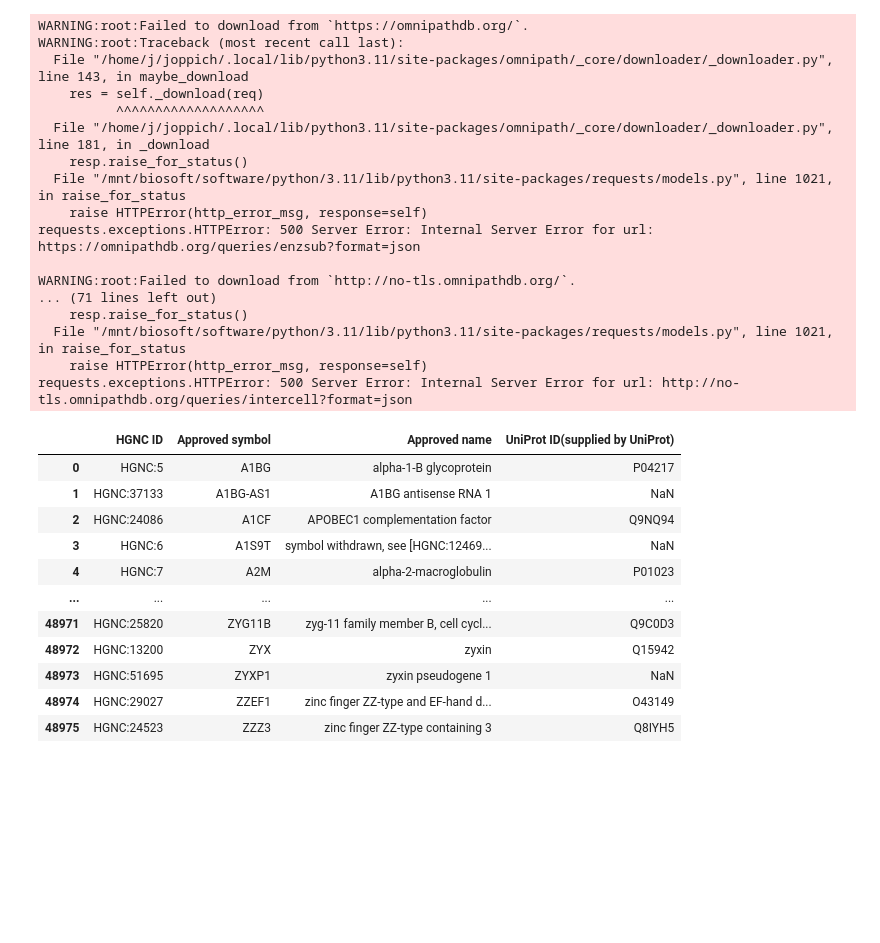
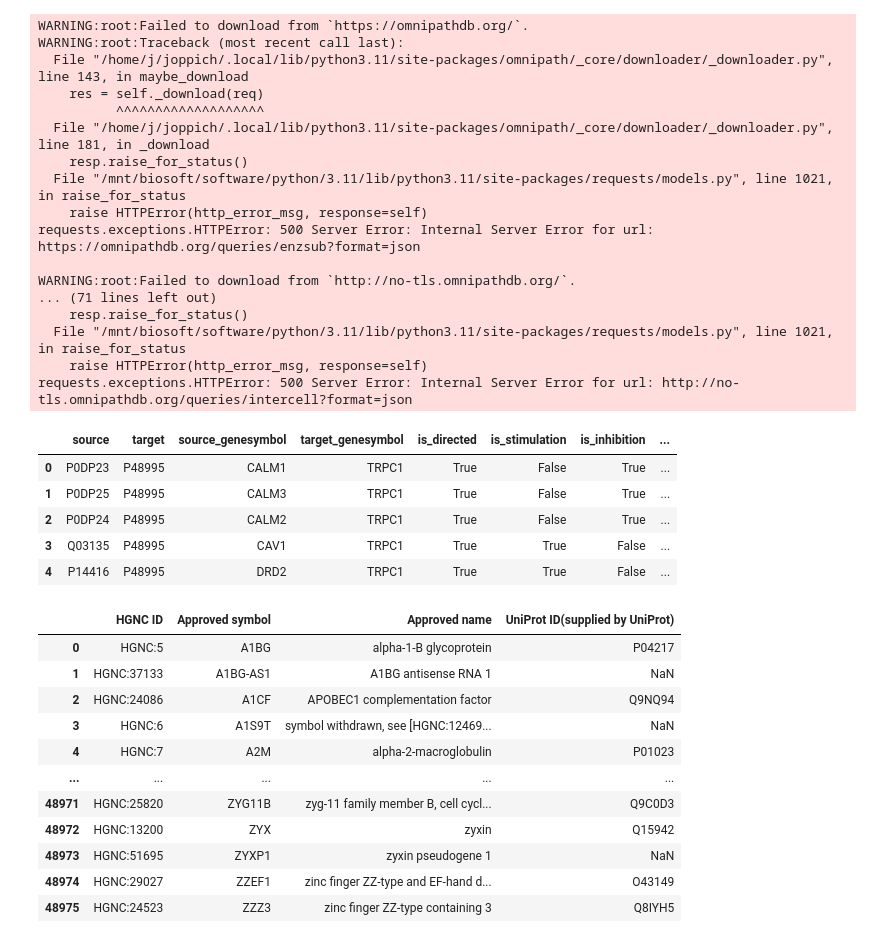
Before and after one commit to mjoppich/PICASO, a Jupyter notebook: scripts/read_omnipath.ipynb, the cells around one changed output. Saved outputs shown, nothing was run; the diff lists cells and outputs as text; code cells hidden in the pictures; blank space fills up the shorter version.

```diff
--- a/scripts/read_omnipath.ipynb
+++ b/scripts/read_omnipath.ipynb
@@ -30,7 +30,15 @@ WARNING:root:Failed to download from `http://no-tls.omnipathdb.org/`.
     raise HTTPError(http_error_msg, response=self)
 requests.exceptions.HTTPError: 500 Server Error: Internal Server Error for url: http://no-tls.omnipathdb.org/queries/intercell?format=json
 # %%
-opd = op.interactions.AllInteractions().get()
+opd = op.interactions.AllInteractions.get(organisms="human", genesymbols=True)
+opd.head()
+# %% [output]
+|  | source | target | source_genesymbol | target_genesymbol | is_directed | is_stimulation | is_inhibition | ... |
+| 0 | P0DP23 | P48995 | CALM1 | TRPC1 | True | False | True | ... |
+| 1 | P0DP25 | P48995 | CALM3 | TRPC1 | True | False | True | ... |
+| 2 | P0DP24 | P48995 | CALM2 | TRPC1 | True | False | True | ... |
+| 3 | Q03135 | P48995 | CAV1 | TRPC1 | True | True | False | ... |
+| 4 | P14416 | P48995 | DRD2 | TRPC1 | True | True | False | ... |
 # %%
 opd.to_csv("../data/omnipath_nov_2023.tsv", sep="\t")
 # %%
```
Also changed, not shown: parts of 18 cells of this notebook, 7 other files.
